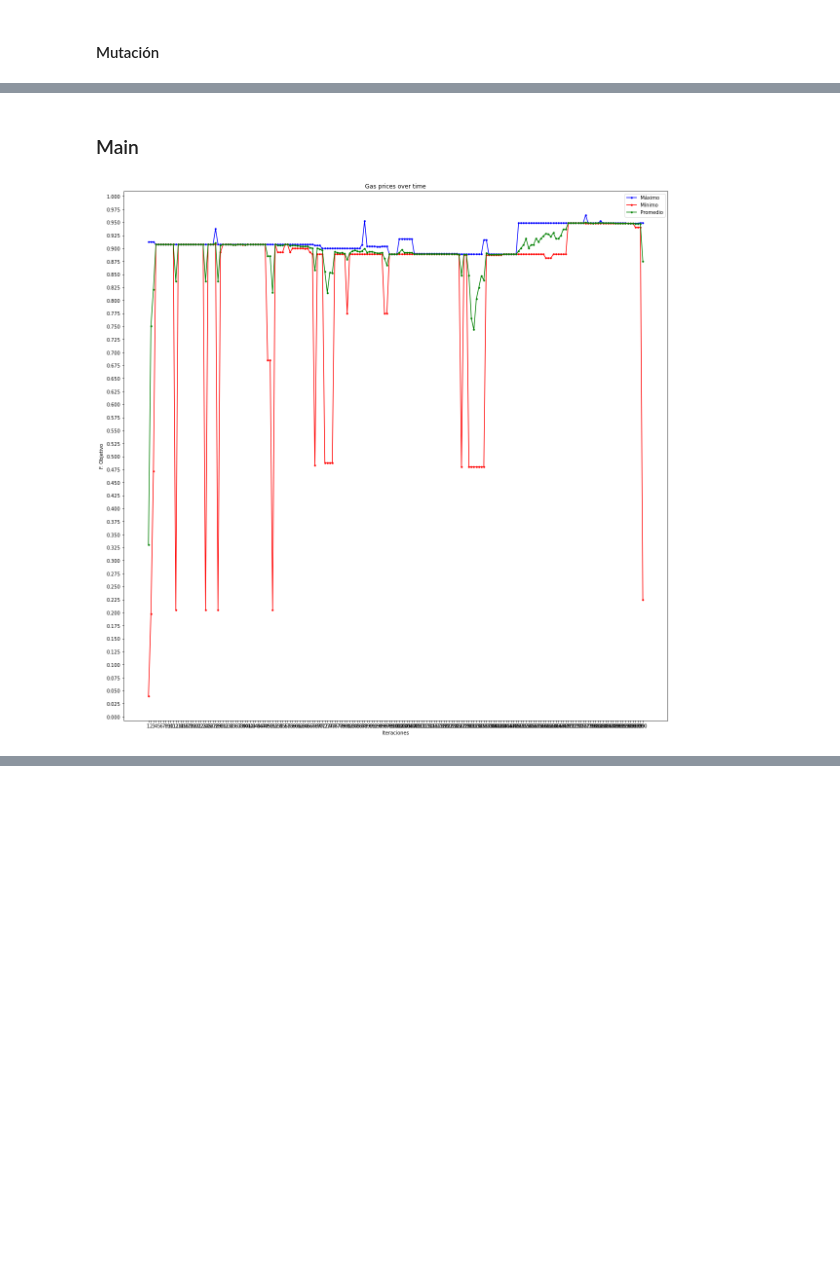
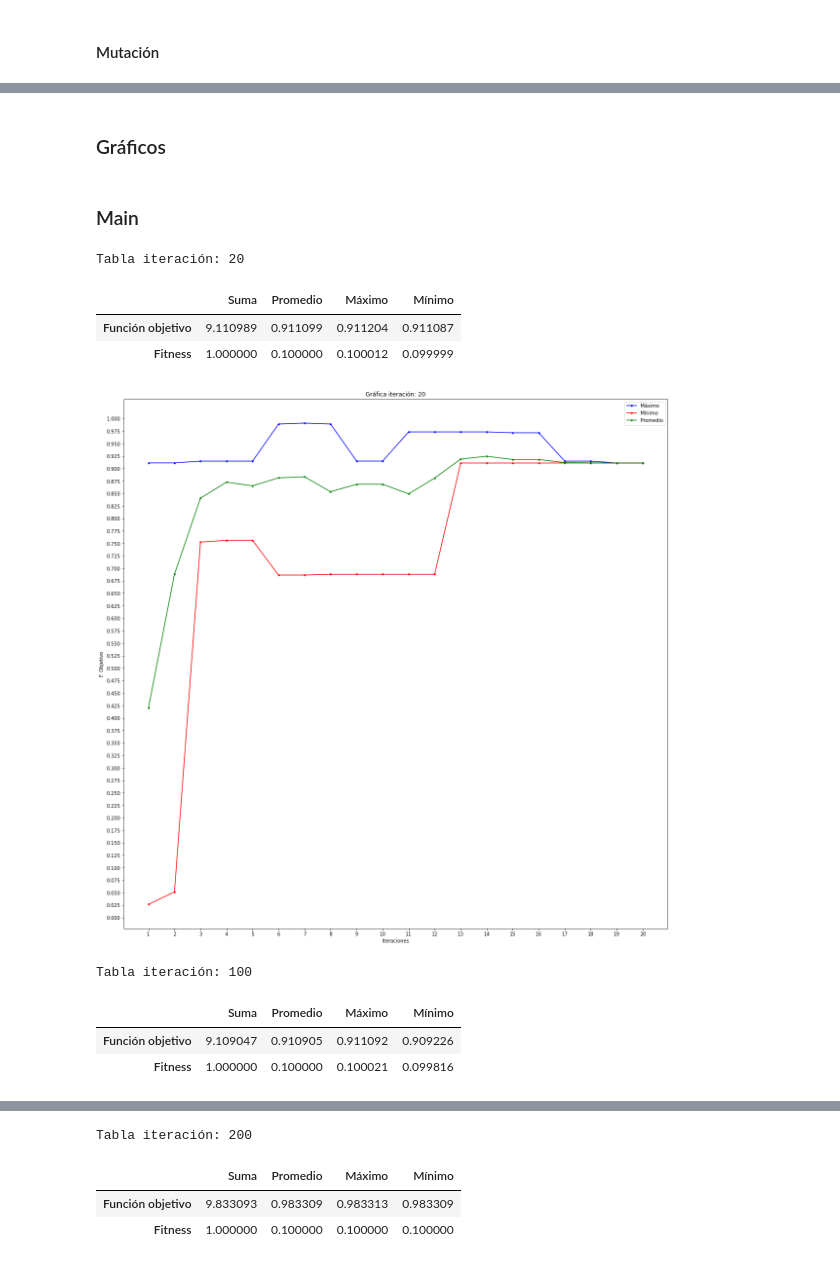
Before and after one commit to GinoBartolucci/algoritmos-geneticos, a Jupyter notebook: TP1/tp11.ipynb, the cells around one changed output, grey strips where cells are left out. Cells and saved outputs as stored; diff of their text form; code cells hidden in the pictures; blank space fills up the shorter version.

Commit message:
Parte A con tablas/graficos e iteraciones listo

```diff
--- a/TP1/tp11.ipynb
+++ b/TP1/tp11.ipynb
@@ -32,6 +32,8 @@ PROB_MUTACION = 0.05
 CICLOS = 200
 CANTIDAD_POBLACION = 10
 COEF = 1073741823 # 2^29
+CANTIDAD_GENES = 30
+ITERACIONES_IMPRIMIBLES = [20, 100, 200]
 # %% [markdown]
 ### Librerías necesarias
 # %%
@@ -216,14 +219,14 @@ def crossover(padres): #Pasar ndarray cromosomas padres
         prob_cross = np.array([PROB_CROSSOVER,(1-PROB_CROSSOVER)]) # Probabilidades de cada opción
         cross = np.random.choice(opciones, size=1, p=prob_cross)
         if cross[0]:
-            posiciones = [x for x in range(0, 30)]
-            probCorte = [1/30 for x in range(0, 30)]
+            posiciones = [x for x in range(0, CANTIDAD_GENES)]
+            probCorte = [1/CANTIDAD_GENES for x in range(0, CANTIDAD_GENES)]
             corte = np.random.choice(posiciones, size=1, p=probCorte) # Devuelve ndarray de 1 elemento
             posicionCorte = corte[0]
             primerTiraGenesPadre1 = padres[i][0:posicionCorte]
-            segundaTiraGenesPadre1 = padres[i][posicionCorte:30]
+            segundaTiraGenesPadre1 = padres[i][posicionCorte:CANTIDAD_GENES]
             primerTiraGenesPadre2 = padres[i+1][0:posicionCorte]
-            segundaTiraGenesPadre2 = padres[i+1][posicionCorte:30]
+            segundaTiraGenesPadre2 = padres[i+1][posicionCorte:CANTIDAD_GENES]
             hijos.append(primerTiraGenesPadre1 + segundaTiraGenesPadre2) # Hijo 1
             hijos.append(primerTiraGenesPadre2 + segundaTiraGenesPadre1) # Hijo 2
         else:
@@ -305,33 +308,51 @@ hijosmutados
+# %% [markdown]
+### Gráficos
+# %%
+def hacerGrafico(estadisticas, iteracion):
+    estadisticas["Iteración"]=[x for x in range(1,iteracion+1)]
+    plt.figure(figsize=(20,20))
+    plt.plot(estadisticas["Iteración"], estadisticas["Máximo"], 'b.-', label="Máximo")
+    plt.plot(estadisticas["Iteración"], estadisticas["Mínimo"], 'r.-', label="Mínimo")
+    plt.plot(estadisticas["Iteración"], estadisticas["Promedio"], 'g.-', label="Promedio")
+    plt.legend()
+    plt.title("Gráfica iteración: " + str(iteracion))
+    plt.xticks(estadisticas["Iteración"][::1])
+    plt.yticks(np.arange(0, 1.01, step=0.025))
+    plt.xlabel("Iteraciones")
+    plt.ylabel("F. Objetivo")
+    plt.show()
 # %% [markdown]
 ### Main
 # %%
-estadisticas = {"Iteración":[x for x in range(1,201)], "Máximo":[], "Mínimo":[], "Promedio":[]}
+estadisticas = { "Máximo":[], "Mínimo":[], "Promedio":[]}
 poblacion_decimal = poblacionInicial()
 poblacion_binarios = convertirPoblacion(poblacion_decimal)
 for i in range(0,200):
     marcoDeDatos = generarDataFrame(poblacion_decimal, poblacion_binarios)
     marcoDeDatos_stats, stats = generarEstadisticas(marcoDeDatos)
     estadisticas["Máximo"].append(stats['Máximo'][0])
     estadisticas["Mínimo"].append(stats['Mínimo'][0])
     estadisticas["Promedio"].append(stats['Promedio'][0])
     cromosomasPadresRuleta = ruleta(marcoDeDatos)
     cromosomasHijosRuleta = crossover(cromosomasPadresRuleta)
     cromosomasHijosMutados = mutacion(cromosomasHijosRuleta)
     poblacion_binarios = cromosomasHijosMutados
     poblacion_decimal = convertirPoblacion(poblacion_binarios, False)
+    if ( (i==(ITERACIONES_IMPRIMIBLES[0] - 1)) or (i==(ITERACIONES_IMPRIMIBLES[1] - 1)) or (i == (ITERACIONES_IMPRIMIBLES[2] - 1)) ): # 20, 100, 200. le resto 1 xq empieza en 0.
+        marcoDeDatos = generarDataFrame(poblacion_decimal, poblacion_binarios)
+        marcoDeDatos_stats, stats = generarEstadisticas(marcoDeDatos)
 
-# TODO hacer esto una función aparte
+        display(marcoDeDatos_stats.style.set_table_attributes("style='display:inline'").set_caption('Tabla iteración: ' + str(i+1)))
+        hacerGrafico(estadisticas, i+1)
+
 # opciones extra hacer mismo grafico sin mutación. (Se ve como se estanca la función en maximos locales)
-plt.figure(figsize=(20,20))
-plt.plot(estadisticas["Iteración"], estadisticas["Máximo"], 'b.-', label="Máximo")
-plt.plot(estadisticas["Iteración"], estadisticas["Mínimo"], 'r.-', label="Mínimo")
-plt.plot(estadisticas["Iteración"], estadisticas["Promedio"], 'g.-', label="Promedio")
-plt.legend()
-plt.title("Gas prices over time")
-plt.xticks(estadisticas["Iteración"][::1])
-plt.yticks(np.arange(0, 1.01, step=0.025))
-plt.xlabel("Iteraciones")
-plt.ylabel("F. Objetivo")
-plt.show()
 # %% [output]
+Tabla iteración: 20
+|  | Suma | Promedio | Máximo | Mínimo |
+| Función objetivo | 9.110989 | 0.911099 | 0.911204 | 0.911087 |
+| Fitness | 1.000000 | 0.100000 | 0.100012 | 0.099999 |
-[figure, old version]
+[figure, new version]
+Tabla iteración: 100
+|  | Suma | Promedio | Máximo | Mínimo |
+| Función objetivo | 9.109047 | 0.910905 | 0.911092 | 0.909226 |
+| Fitness | 1.000000 | 0.100000 | 0.100021 | 0.099816 |
@@ -337,0 +360,4 @@ plt.show()
+Tabla iteración: 200
+|  | Suma | Promedio | Máximo | Mínimo |
+| Función objetivo | 9.833093 | 0.983309 | 0.983313 | 0.983309 |
+| Fitness | 1.000000 | 0.100000 | 0.100000 | 0.100000 |
```
Also changed, not shown: parts of 11 cells of this notebook.
